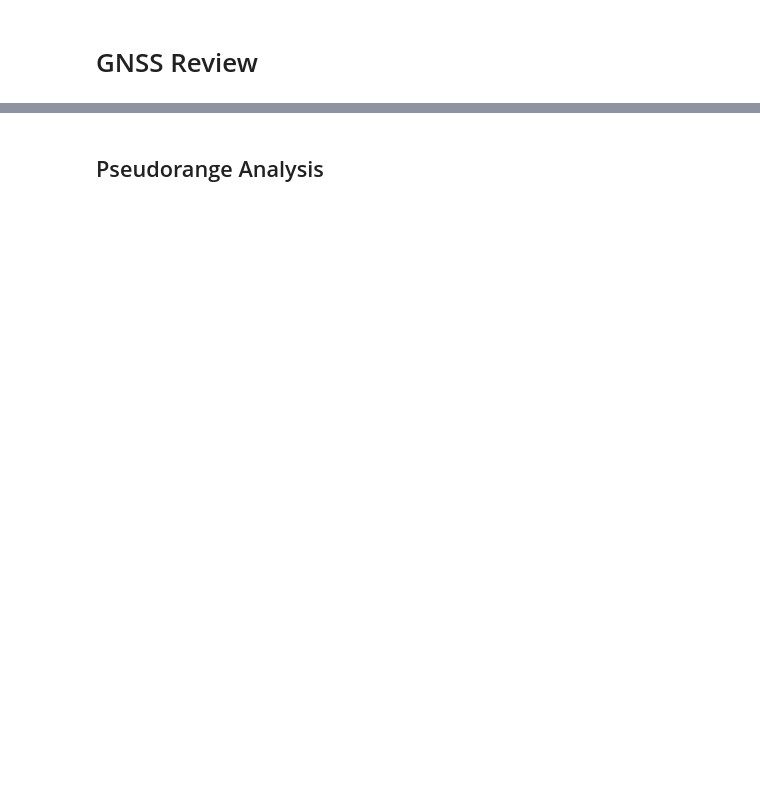
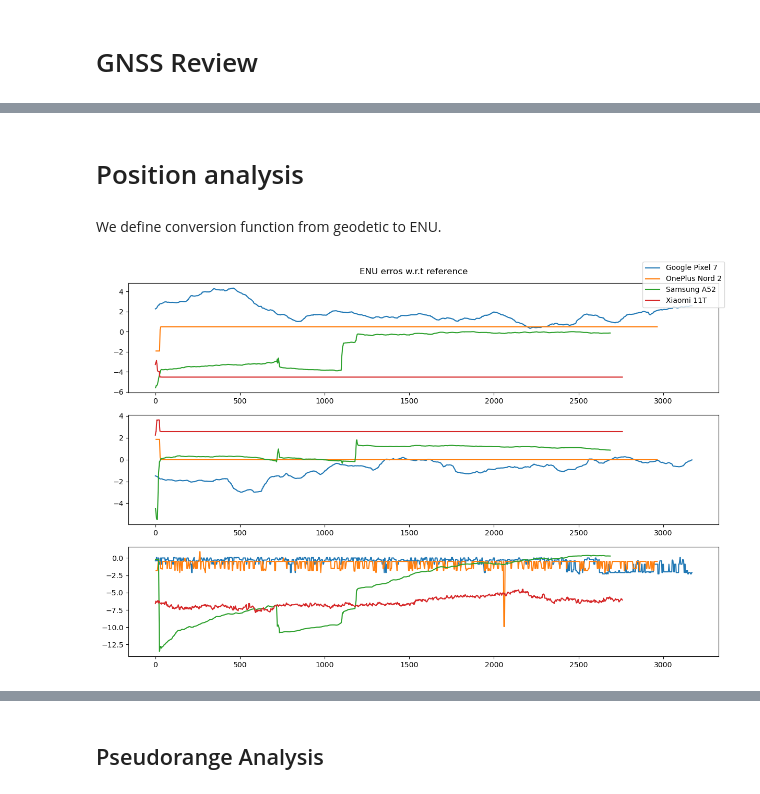
Before and after one commit to agrenier-gnss/MimirAnalyzer, a Jupyter notebook: jupyter/GNSS.ipynb, the cells around one changed output, grey strips where cells are left out. Cells and saved outputs as stored; diff of their text form; code cells hidden in the pictures; blank space fills up the shorter version.

```diff
--- a/jupyter/GNSS.ipynb
+++ b/jupyter/GNSS.ipynb
@@ -43,0 +69,7 @@ log = LogReader(filepath, ['Raw', 'Fix'])
+# %%
+for log in logs:
+    log['content'] = LogReader(log['filepath'], ['Raw', 'Fix'])
+# %% [markdown]
+# Position analysis
+# %% [markdown]
+We define conversion function from geodetic to ENU.
@@ -43,0 +84,40 @@ log = LogReader(filepath, ['Raw', 'Fix'])
+# %%
+def plotENU(ts : pd.DataFrame, axs, logDict):
+    ts['north'].plot(ax=axs[0], label=logDict['device_name'])
+    ts['east'].plot(ax=axs[1], label=logDict['device_name'])
+    ts['up'].plot(ax=axs[2], label=logDict['device_name'])
+
+def plotEN(ts : pd.DataFrame, axs, logDict, lim):
+    ts.plot(x='east', y='north', kind='scatter', label=logDict['device_name'], color=logDict['color'], s=6, zorder=3, ax=axs)
+    plt.axis('square')
+    plt.xlim(-lim, lim)
+    plt.ylim(-lim, lim)
+    plt.xlabel('East [m]')
+    plt.ylabel('North [m]')
+    plt.grid(zorder=0)
+# %%
+fig, axs = plt.subplots(3, figsize=(12,8))
+fig.suptitle('ENU erros w.r.t reference')
+for log in logs:
+    pos = log['content'].fix.loc[log['content'].fix['provider'].isin(['GPS']), ['datetime', 'latitude', 'longitude', 'altitude']]
+
+    # Transform to time serie
+    #pos = pos.set_index('datetime')
+
+    # Filter by time
+    #pos = pos.loc[time_range[0]:time_range[1]]
+
+    pos[["east", "north", "up"]] = pos.apply(
+        lambda row: convert2ENU(row['latitude'], row['longitude'], row['altitude'], ref_enu),
+        axis='columns', result_type='expand')
+
+    log['content'].fix
+
+    #plotEN_pyplot(pos, 5)
+    plotENU(pos, axs, log)
+
+handles, labels = axs[0].get_legend_handles_labels()
+fig.legend(handles, labels, loc='upper right')
+fig.tight_layout()
+# %% [output]
+[figure, added]
```
Also changed, not shown: parts of 16 cells of this notebook.
